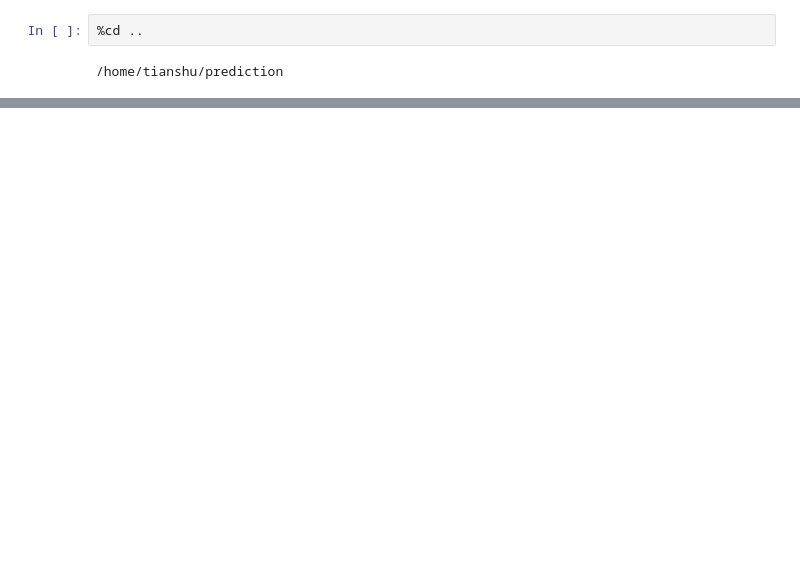
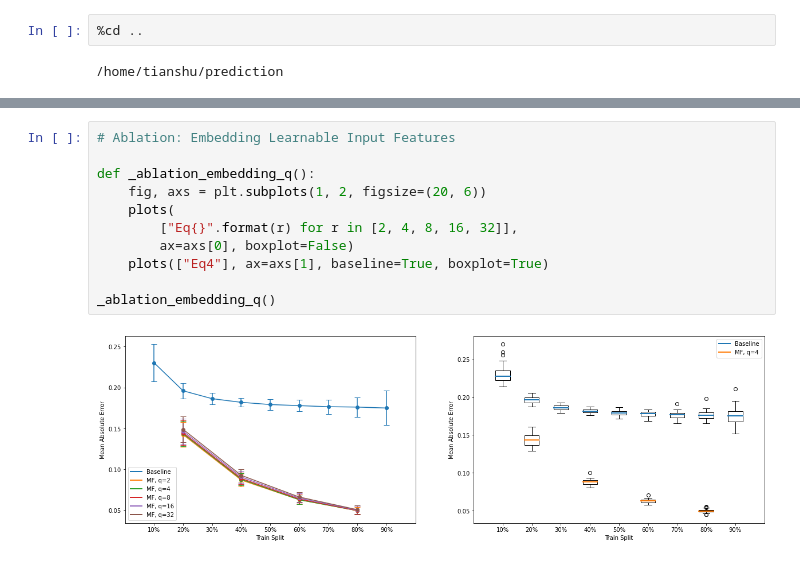
Before and after one commit to WiseLabCMU/pitot, a Jupyter notebook: notebooks/compare.ipynb, the cells around one changed output, grey strips where cells are left out. Cells and saved outputs as stored; diff of their text form; blank space fills up the shorter version.

```diff
--- a/notebooks/compare.ipynb
+++ b/notebooks/compare.ipynb
@@ -60,0 +68,13 @@ for method, ax in zip(subset, axs):
+# %%
+# Ablation: Embedding Learnable Input Features
+
+def _ablation_embedding_q():
+    fig, axs = plt.subplots(1, 2, figsize=(20, 6))
+    plots(
+        ["Eq{}".format(r) for r in [2, 4, 8, 16, 32]],
+        ax=axs[0], boxplot=False)
+    plots(["Eq4"], ax=axs[1], baseline=True, boxplot=True)
+
+_ablation_embedding_q()
+# %% [output]
+[figure, added]
```
Also changed, not shown: parts of 10 cells of this notebook, 8 other files.
